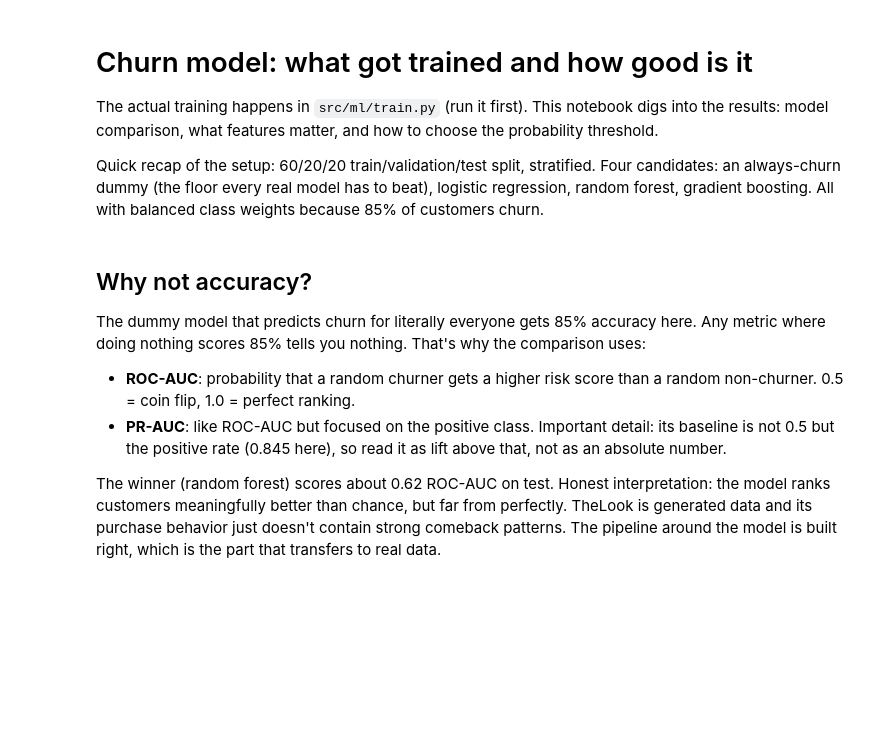
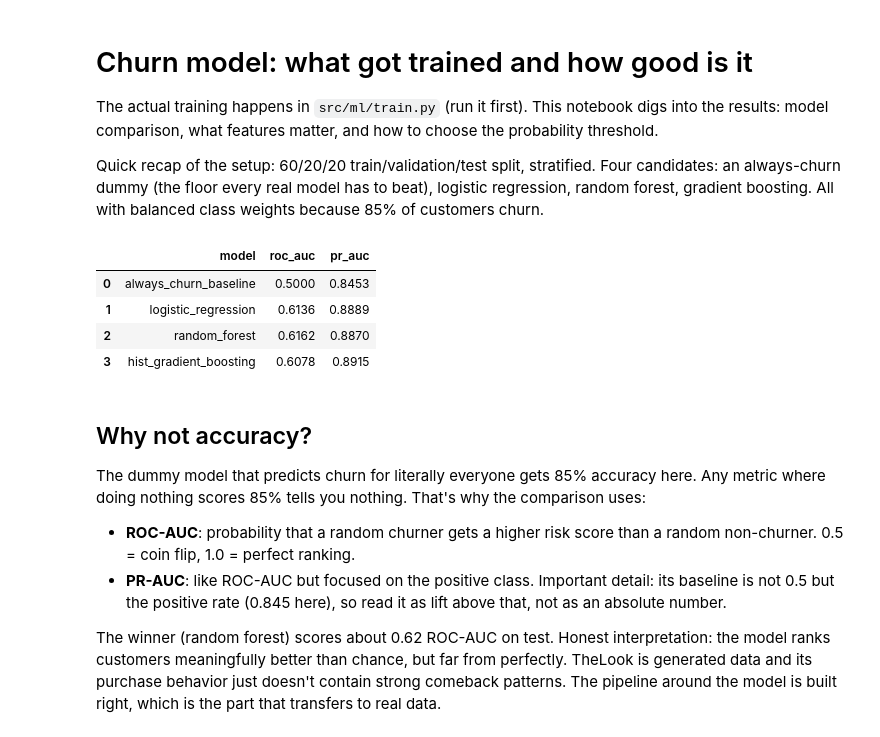
Before and after one commit to s-quinten/customer-churn-platform, a Jupyter notebook: notebooks/03_model_experiments.ipynb, the cells around one changed output. Drawn from its saved outputs; the diff is of its cells as text; code cells hidden in the pictures; blank space fills up the shorter version.

```diff
--- a/notebooks/03_model_experiments.ipynb
+++ b/notebooks/03_model_experiments.ipynb
@@ -6,21 +6,30 @@ The actual training happens in `src/ml/train.py` (run it first). This notebook d
 Quick recap of the setup: 60/20/20 train/validation/test split, stratified. Four candidates: an always-churn dummy (the floor every real model has to beat), logistic regression, random forest, gradient boosting. All with balanced class weights because 85% of customers churn.
 # %%
 import os, sys, json
-if os.path.basename(os.getcwd()) == "notebooks":
+
+if os.path.exists("work/src"):
+    os.chdir("work")
+elif os.path.exists("../src"):
     os.chdir("..")
 sys.path.insert(0, os.getcwd())
 
 import joblib
 import pandas as pd
 import matplotlib.pyplot as plt
 
 with open("models/metrics.json") as f:
     metrics = json.load(f)
 
 pd.DataFrame([
     {"model": r["model"], "roc_auc": r["roc_auc"], "pr_auc": r["pr_auc"]}
     for r in metrics["validation"]
 ])
+# %% [output]
+|  | model | roc_auc | pr_auc |
+| 0 | always_churn_baseline | 0.5000 | 0.8453 |
+| 1 | logistic_regression | 0.6136 | 0.8889 |
+| 2 | random_forest | 0.6162 | 0.8870 |
+| 3 | hist_gradient_boosting | 0.6078 | 0.8915 |
 # %% [markdown]
 ## Why not accuracy?
 
```
Also changed, not shown: parts of 3 cells of this notebook, 6 other files.
